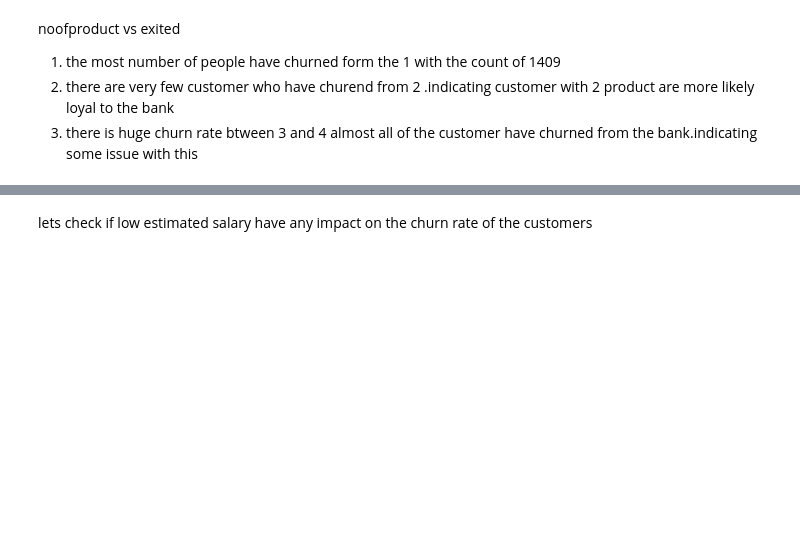
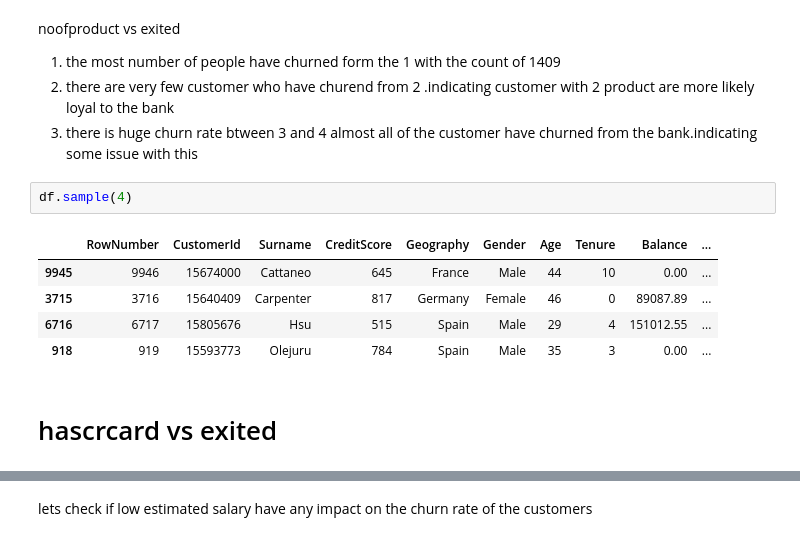
Before and after one commit to karansingh-chauhan/bank-customer-churn-modeling, a Jupyter notebook: notebook/main.ipynb, the cells around one changed output, grey strips where cells are left out. Saved outputs shown, nothing was run; the diff lists cells and outputs as text; blank space fills up the shorter version.

```diff
--- a/notebook/main.ipynb
+++ b/notebook/main.ipynb
@@ -926,3 +881,13 @@ noofproduct vs exited
 1. the most number of people have churned form the 1 with the count of 1409
 2. there are very few customer who have churend from 2 .indicating customer with 2 product are more likely loyal to the bank
 3. there is huge churn rate btween 3 and 4 almost all of the customer have churned from the bank.indicating some issue with this
+# %%
+df.sample(4)
+# %% [output]
+|  | RowNumber | CustomerId | Surname | CreditScore | Geography | Gender | Age | Tenure | Balance | ... |
+| 9945 | 9946 | 15674000 | Cattaneo | 645 | France | Male | 44 | 10 | 0.00 | ... |
+| 3715 | 3716 | 15640409 | Carpenter | 817 | Germany | Female | 46 | 0 | 89087.89 | ... |
+| 6716 | 6717 | 15805676 | Hsu | 515 | Spain | Male | 29 | 4 | 151012.55 | ... |
+| 918 | 919 | 15593773 | Olejuru | 784 | Spain | Male | 35 | 3 | 0.00 | ... |
+# %% [markdown]
+# hascrcard vs exited
```
Also changed, not shown: parts of 24 cells of this notebook.
